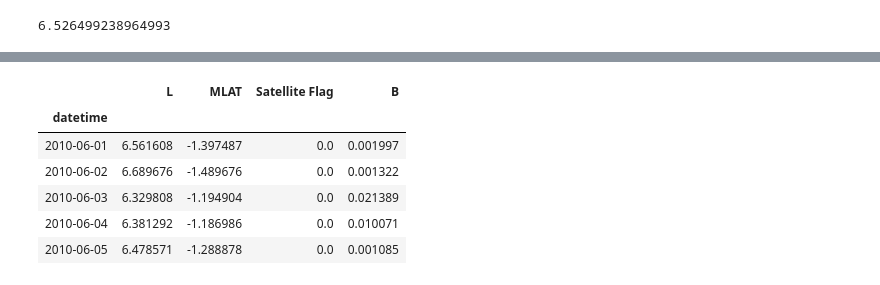
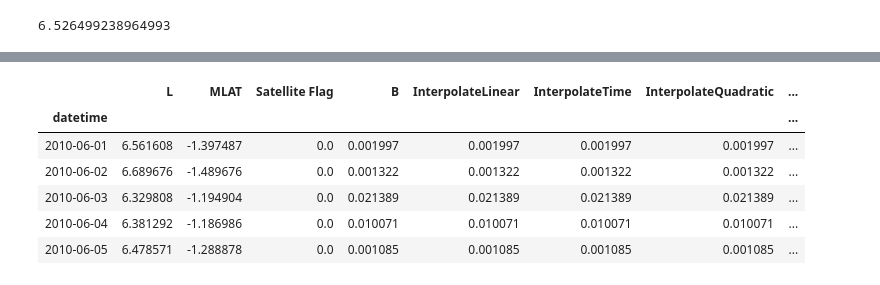
Before and after one commit to abhimanyu-jain/Magnetic-Field-Strength-Prediction, a Jupyter notebook: notebooks/Satellite_based_analysis.ipynb, the cells around one changed output, grey strips where cells are left out. Drawn from its saved outputs; the diff is of its cells as text; code cells hidden in the pictures.

```diff
--- a/notebooks/Satellite_based_analysis.ipynb
+++ b/notebooks/Satellite_based_analysis.ipynb
@@ -148,12 +141,0 @@ plt.plot(df_sat0_sorted_1['B'])
-# %%
-# Taking average of every day
-df_sat0_sorted_1_resampled_1day = df_sat0_sorted_1.resample('1440Min').mean()
-df_sat0_sorted_1_resampled_1day.head()
-# %% [output]
-|  | L | MLAT | Satellite Flag | B |
-| datetime |  |  |  |  |
-| 2010-06-01 | 6.561608 | -1.397487 | 0.0 | 0.001997 |
-| 2010-06-02 | 6.689676 | -1.489676 | 0.0 | 0.001322 |
-| 2010-06-03 | 6.329808 | -1.194904 | 0.0 | 0.021389 |
-| 2010-06-04 | 6.381292 | -1.186986 | 0.0 | 0.010071 |
-| 2010-06-05 | 6.478571 | -1.288878 | 0.0 | 0.001085 |
@@ -160 +158,12 @@ df_sat0_sorted_1_resampled_1day.head()
+# %%
+df_sampled = interpolate(df_sampled, 'B')
+df_sampled.head()
+# %% [output]
+|  | L | MLAT | Satellite Flag | B | InterpolateLinear | InterpolateTime | InterpolateQuadratic | ... |
+| datetime |  |  |  |  |  |  |  | ... |
+| 2010-06-01 | 6.561608 | -1.397487 | 0.0 | 0.001997 | 0.001997 | 0.001997 | 0.001997 | ... |
+| 2010-06-02 | 6.689676 | -1.489676 | 0.0 | 0.001322 | 0.001322 | 0.001322 | 0.001322 | ... |
+| 2010-06-03 | 6.329808 | -1.194904 | 0.0 | 0.021389 | 0.021389 | 0.021389 | 0.021389 | ... |
+| 2010-06-04 | 6.381292 | -1.186986 | 0.0 | 0.010071 | 0.010071 | 0.010071 | 0.010071 | ... |
+| 2010-06-05 | 6.478571 | -1.288878 | 0.0 | 0.001085 | 0.001085 | 0.001085 | 0.001085 | ... |
 # %%
```
Also changed, not shown: parts of 22 cells of this notebook.
